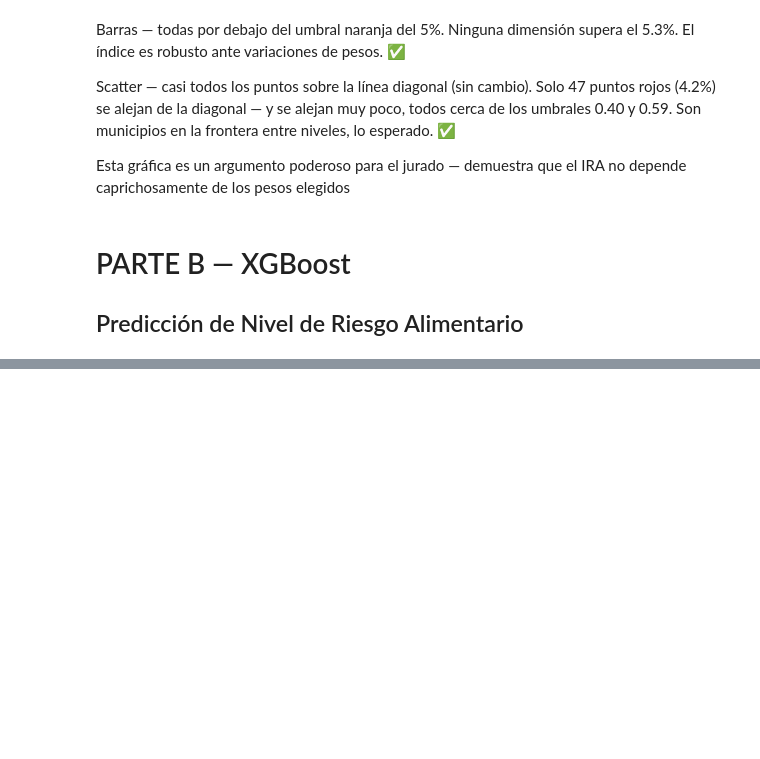
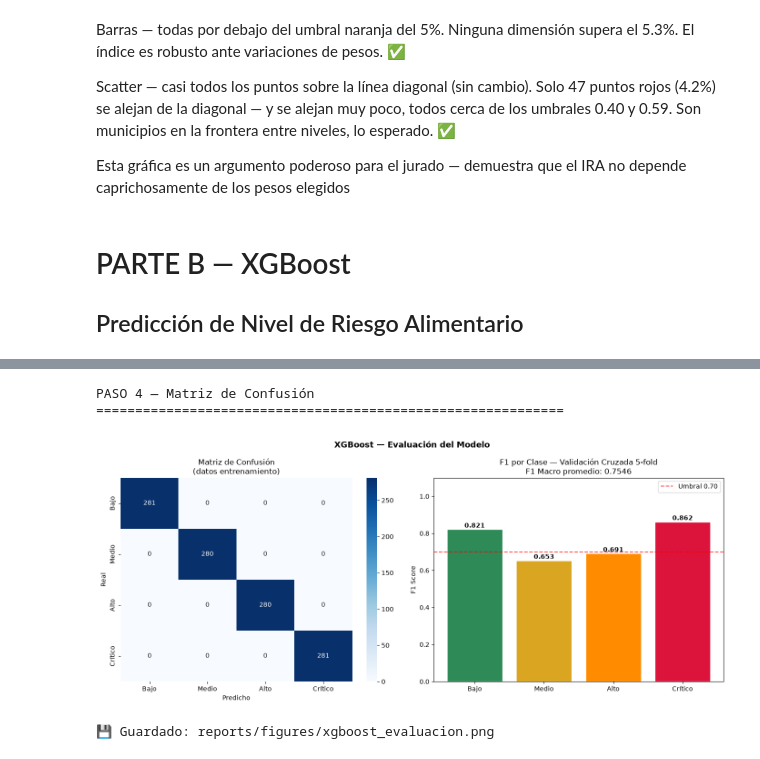
Before and after one commit to judazag/IRA-Municipal, a Jupyter notebook: notebooks/04_modelo_predictivo.ipynb, the cells around one changed output, grey strips where cells are left out. Saved outputs shown, nothing was run; the diff lists cells and outputs as text; code cells hidden in the pictures; blank space fills up the shorter version.

```diff
--- a/notebooks/04_modelo_predictivo.ipynb
+++ b/notebooks/04_modelo_predictivo.ipynb
@@ -732,0 +905,55 @@ NameError: name 'pd' is not defined
+# %%
+print('PASO 4 — Matriz de Confusión')
+print('='*60)
+
+fig, axes = plt.subplots(1, 2, figsize=(14, 6))
+fig.suptitle('XGBoost — Evaluación del Modelo', fontsize=13, fontweight='bold')
+
+# Matriz de confusión
+cm = confusion_matrix(y, y_pred)
+niveles_label = ['Bajo','Medio','Alto','Crítico']
+sns.heatmap(cm, annot=True, fmt='d', cmap='Blues',
+            xticklabels=niveles_label,
+            yticklabels=niveles_label,
+            ax=axes[0])
+axes[0].set_title('Matriz de Confusión\n(datos entrenamiento)')
+axes[0].set_ylabel('Real')
+axes[0].set_xlabel('Predicho')
+
+# F1 por clase en validación cruzada
+scores_por_clase = []
+for train_idx, val_idx in cv.split(X, y):
+    X_tr, X_val = X.iloc[train_idx], X.iloc[val_idx]
+    y_tr, y_val = y.iloc[train_idx], y.iloc[val_idx]
+    m = XGBClassifier(n_estimators=300, max_depth=4, learning_rate=0.05,
+                      subsample=0.8, colsample_bytree=0.8,
+                      objective='multi:softprob', num_class=4,
+                      random_state=42, verbosity=0)
+    m.fit(X_tr, y_tr)
+    y_val_pred = m.predict(X_val)
+    f1s = f1_score(y_val, y_val_pred, average=None)
+    scores_por_clase.append(f1s)
+
+f1_por_clase = np.array(scores_por_clase).mean(axis=0)
+colores_f1 = ['seagreen','goldenrod','darkorange','crimson']
+bars = axes[1].bar(niveles_label, f1_por_clase,
+                   color=colores_f1, edgecolor='white')
+axes[1].set_title(f'F1 por Clase — Validación Cruzada 5-fold\nF1 Macro promedio: {scores_f1.mean():.4f}')
+axes[1].set_ylabel('F1 Score')
+axes[1].set_ylim(0, 1.1)
+axes[1].axhline(0.70, color='red', linestyle='--', alpha=0.7, label='Umbral 0.70')
+axes[1].legend()
+for bar, val in zip(bars, f1_por_clase):
+    axes[1].text(bar.get_x() + bar.get_width()/2,
+                 bar.get_height() + 0.01,
+                 f'{val:.3f}', ha='center', fontweight='bold')
+
+plt.tight_layout()
+plt.savefig('../reports/figures/xgboost_evaluacion.png', dpi=150, bbox_inches='tight')
+plt.show()
+print('💾 Guardado: reports/figures/xgboost_evaluacion.png')
+# %% [output]
+PASO 4 — Matriz de Confusión
+============================================================
+[figure, added]
+💾 Guardado: reports/figures/xgboost_evaluacion.png
```
Also changed, not shown: parts of 27 cells of this notebook.
